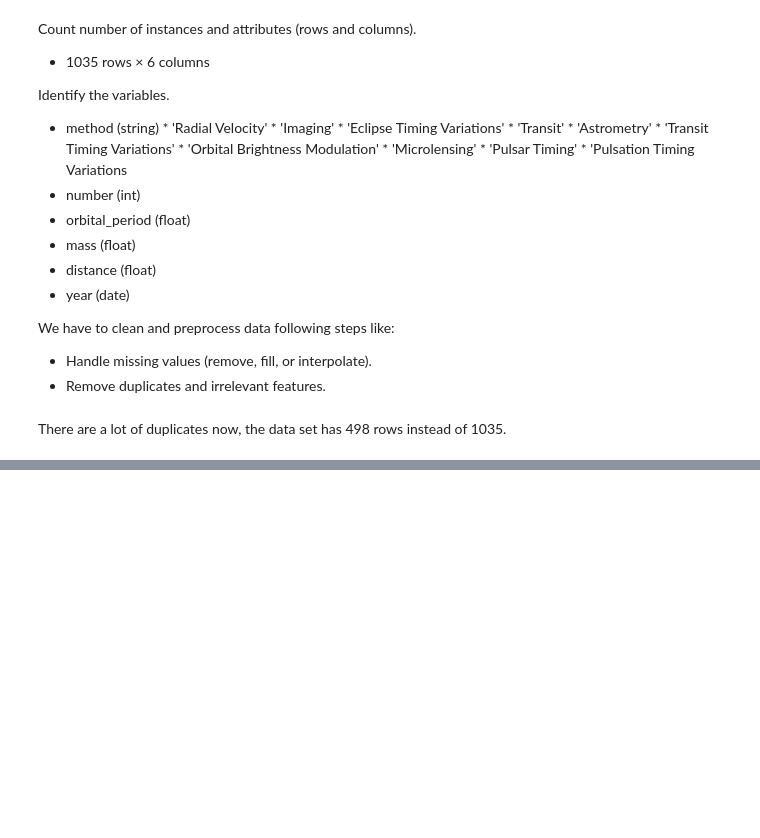
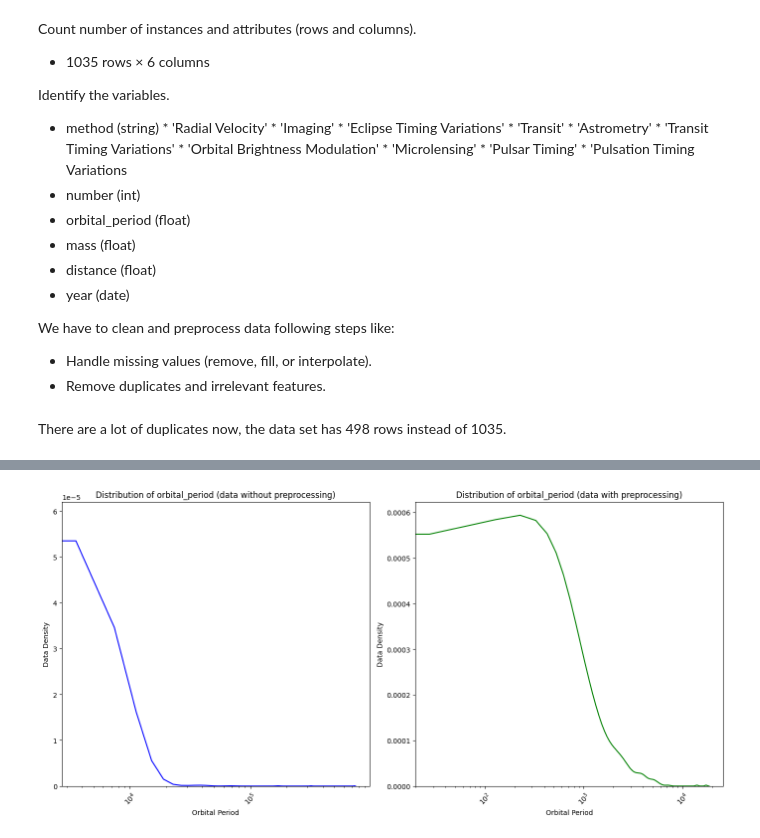
Before and after one commit to Enriquerzrz/iasca, a Jupyter notebook: E1_ExploratoryDataAnalysis.ipynb, the cells around one changed output, grey strips where cells are left out. Saved outputs shown, nothing was run; the diff lists cells and outputs as text; code cells hidden in the pictures; blank space fills up the shorter version.

```diff
--- a/E1_ExploratoryDataAnalysis.ipynb
+++ b/E1_ExploratoryDataAnalysis.ipynb
@@ -90,0 +164,29 @@ There are a lot of duplicates now, the data set has 498 rows instead of 1035.
+# %%
+# Orbital period
+
+# Create a figure and axes to combine both plots
+fig, axes = plt.subplots(1, 2, figsize=(14, 7))
+
+# Plot for df_planets
+sns.kdeplot(x='orbital_period', data=df_planets, ax=axes[0], color='Blue')
+axes[0].set_title('Distribution of orbital_period (data without preprocessing)')
+axes[0].set_ylabel('Data Density')
+axes[0].set_xlabel('Orbital Period')
+axes[0].tick_params(axis='x', rotation=45)
+
+# Plot for df_planets_clean
+sns.kdeplot(x='orbital_period', data=df_planets_clean, ax=axes[1], color='Green')
+axes[1].set_title('Distribution of orbital_period (data with preprocessing)')
+axes[1].set_ylabel('Data Density')
+axes[1].set_xlabel('Orbital Period')
+axes[1].tick_params(axis='x', rotation=45)
+
+# change the visualization to a logarithmic scale
+axes[0].set_xscale('log')
+axes[1].set_xscale('log')
+
+# Adjust layout to prevent overlap
+plt.tight_layout()
+plt.show()
+# %% [output]
+[figure, added]
```
Also changed, not shown: parts of 10 cells of this notebook.
